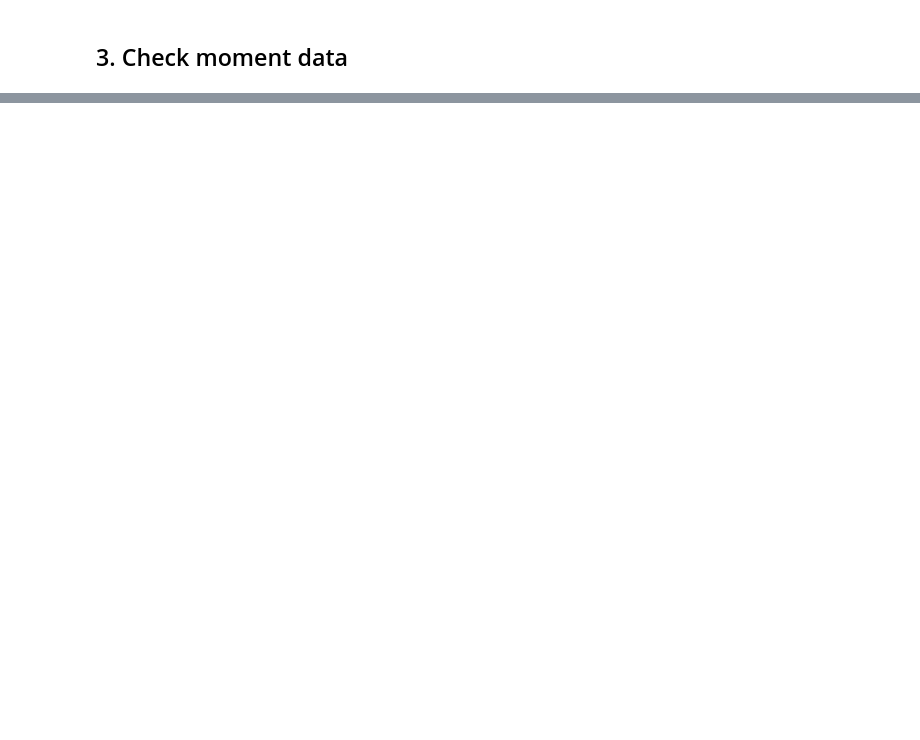
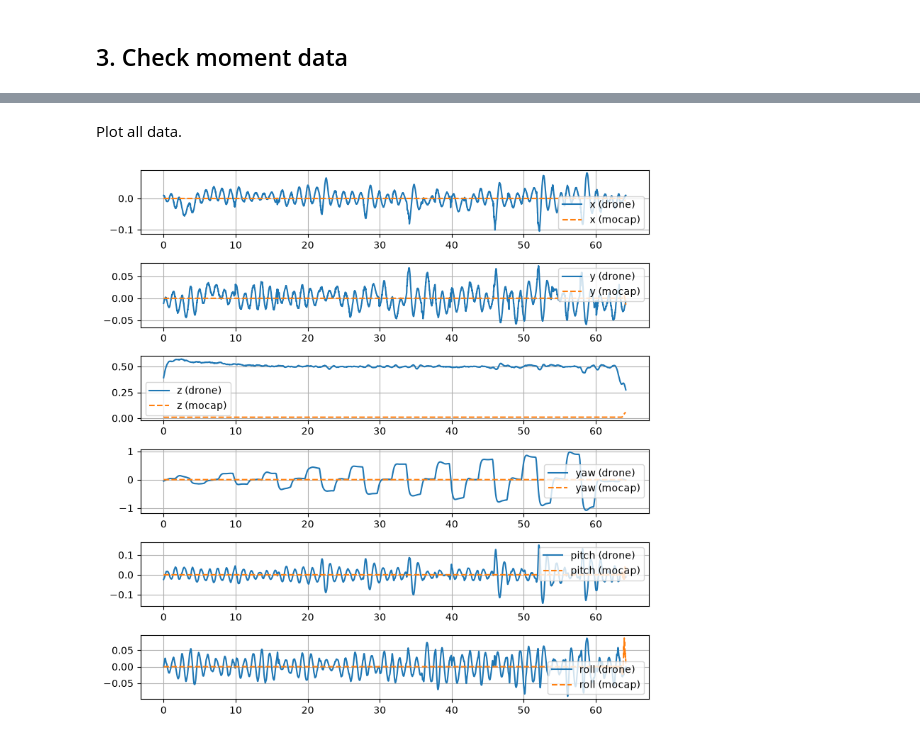
Before and after one commit to nikitaaa27/crazyflie-client, a Jupyter notebook: labs/lab04/02-check-mocap-sync.ipynb, the cells around one changed output, grey strips where cells are left out. Drawn from its saved outputs; the diff is of its cells as text; code cells hidden in the pictures; blank space fills up the shorter version.

```diff
--- a/labs/lab04/02-check-mocap-sync.ipynb
+++ b/labs/lab04/02-check-mocap-sync.ipynb
@@ -105,0 +156,36 @@ ax_phi.grid()
+# %% [markdown]
+Plot all data.
+# %%
+fig, (ax_x, ax_y, ax_z, ax_psi, ax_theta, ax_phi) = plt.subplots(6, 1, figsize=(8, 8), tight_layout=True)
+
+ax_x.plot(t, x_drone, label='x (drone)')
+ax_x.plot(t, x_mocap, '--', label='x (mocap)')
+ax_x.legend()
+ax_x.grid()
+
+ax_y.plot(t, y_drone, label='y (drone)')
+ax_y.plot(t, y_mocap, '--', label='y (mocap)')
+ax_y.legend()
+ax_y.grid()
+
+ax_z.plot(t, z_drone, label='z (drone)')
+ax_z.plot(t, z_mocap, '--', label='z (mocap)')
+ax_z.legend()
+ax_z.grid()
+
+ax_psi.plot(t, psi_drone, label='yaw (drone)')
+ax_psi.plot(t, psi_mocap, '--', label='yaw (mocap)')
+ax_psi.legend()
+ax_psi.grid()
+
+ax_theta.plot(t, theta_drone, label='pitch (drone)')
+ax_theta.plot(t, theta_mocap, '--', label='pitch (mocap)')
+ax_theta.legend()
+ax_theta.grid()
+
+ax_phi.plot(t, phi_drone, label='roll (drone)')
+ax_phi.plot(t, phi_mocap, '--', label='roll (mocap)')
+ax_phi.legend()
+ax_phi.grid()
+# %% [output]
+[figure, added]
```
Also changed, not shown: parts of 12 cells of this notebook, 3 other files.
